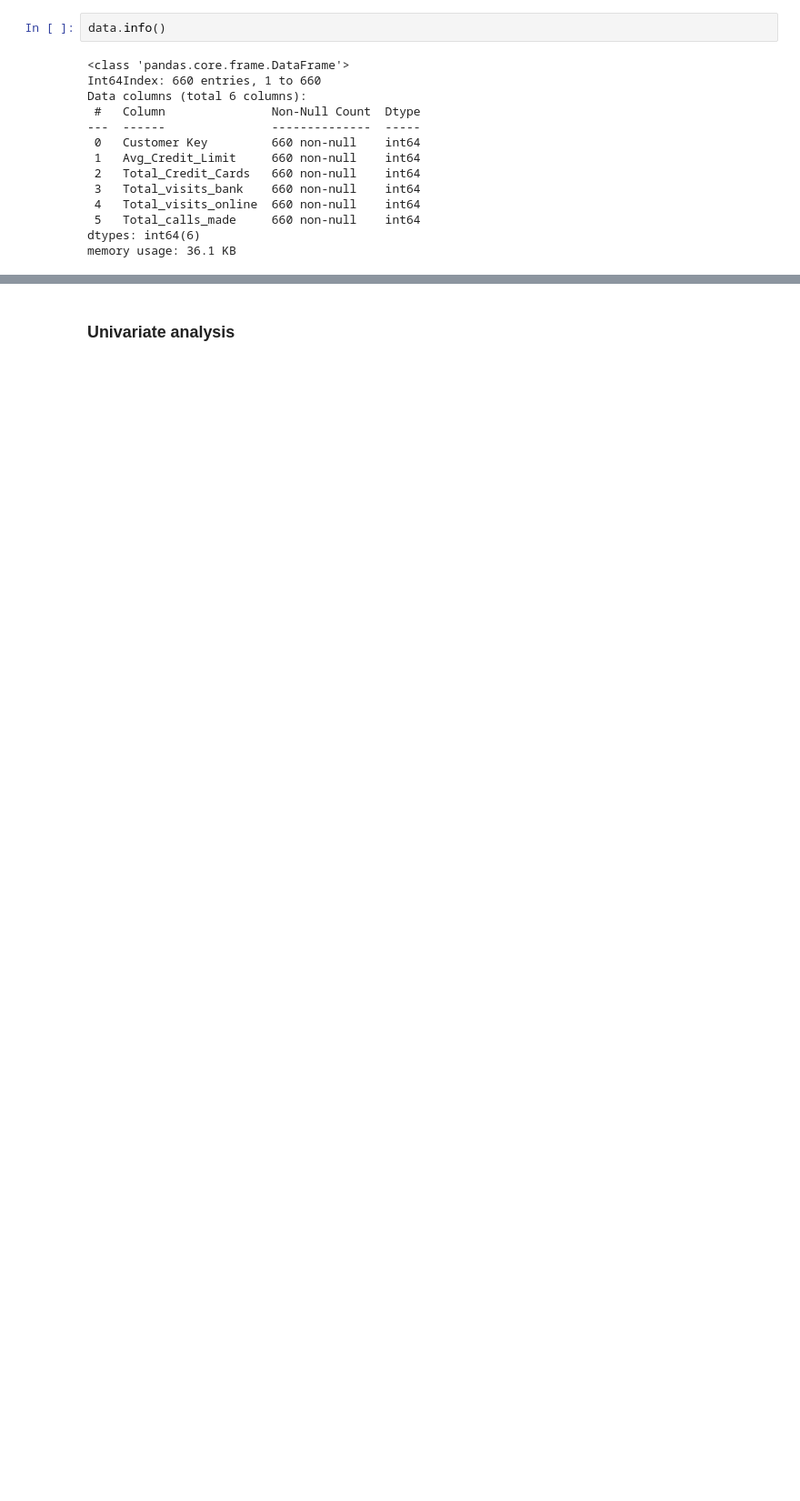
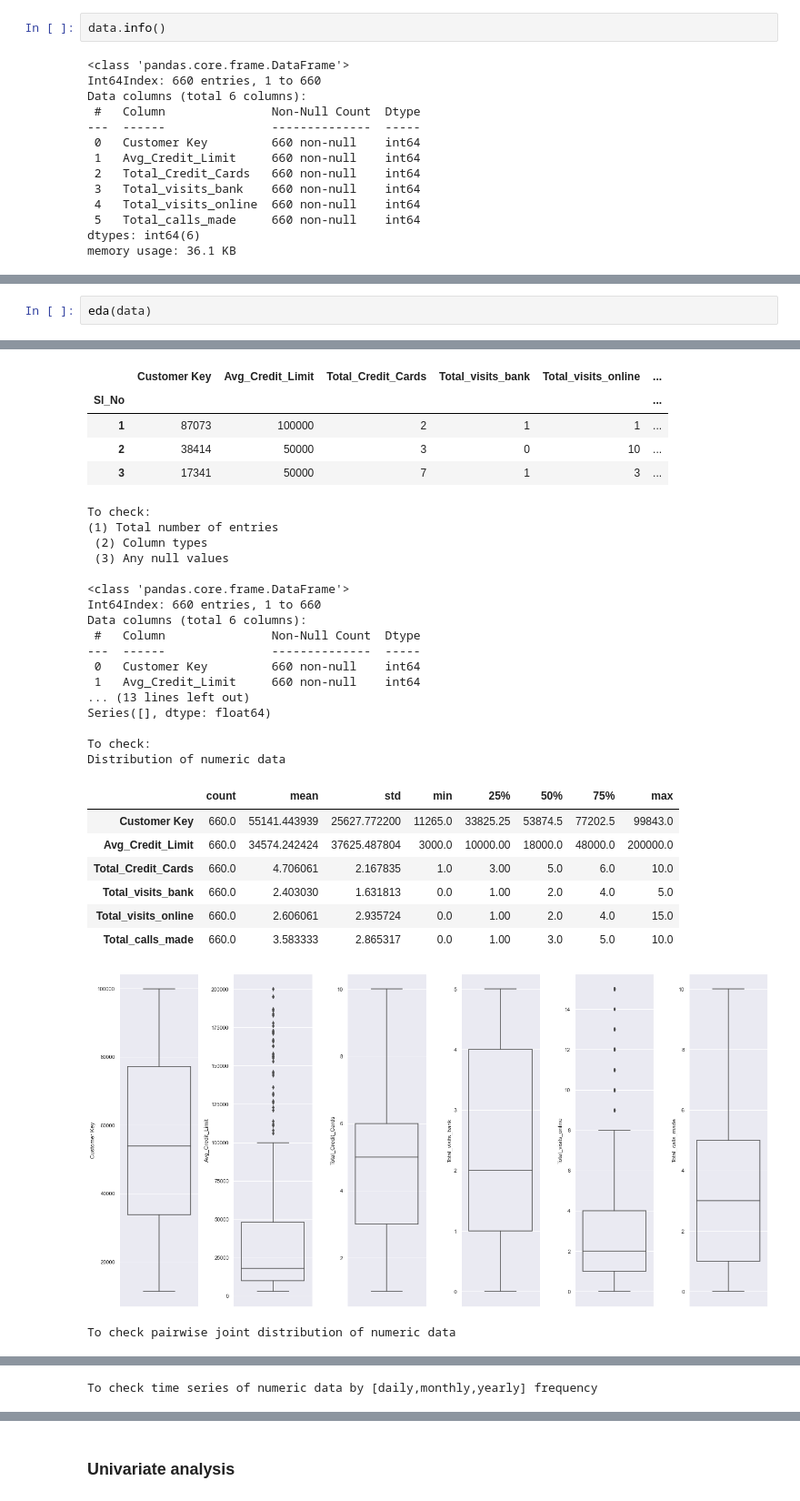
Before and after one commit to pcopley/uta-aiml, a Jupyter notebook: 05 Unsupervised Learning/03 Project/Unsupervised Learning Project.ipynb, the cells around one changed output, grey strips where cells are left out. Shown at 91% size. Cells and saved outputs as stored; diff of their text form; blank space fills up the shorter version.

```diff
--- a/05 Unsupervised Learning/03 Project/Unsupervised Learning Project.ipynb
+++ b/05 Unsupervised Learning/03 Project/Unsupervised Learning Project.ipynb
@@ -96,0 +226,3 @@ memory usage: 36.1 KB
+# %%
+eda(data)
+# %% [output]
@@ -96,0 +230,31 @@ memory usage: 36.1 KB
+|  | Customer Key | Avg_Credit_Limit | Total_Credit_Cards | Total_visits_bank | Total_visits_online | ... |
+| Sl_No |  |  |  |  |  | ... |
+| 1 | 87073 | 100000 | 2 | 1 | 1 | ... |
+| 2 | 38414 | 50000 | 3 | 0 | 10 | ... |
+| 3 | 17341 | 50000 | 7 | 1 | 3 | ... |
+To check:
+(1) Total number of entries
+ (2) Column types
+ (3) Any null values
+
+<class 'pandas.core.frame.DataFrame'>
+Int64Index: 660 entries, 1 to 660
+Data columns (total 6 columns):
+ #   Column               Non-Null Count  Dtype
+---  ------               --------------  -----
+ 0   Customer Key         660 non-null    int64
+ 1   Avg_Credit_Limit     660 non-null    int64
+... (13 lines left out)
+Series([], dtype: float64)
+
+To check:
+Distribution of numeric data
+|  | count | mean | std | min | 25% | 50% | 75% | max |
+| Customer Key | 660.0 | 55141.443939 | 25627.772200 | 11265.0 | 33825.25 | 53874.5 | 77202.5 | 99843.0 |
+| Avg_Credit_Limit | 660.0 | 34574.242424 | 37625.487804 | 3000.0 | 10000.00 | 18000.0 | 48000.0 | 200000.0 |
+| Total_Credit_Cards | 660.0 | 4.706061 | 2.167835 | 1.0 | 3.00 | 5.0 | 6.0 | 10.0 |
+| Total_visits_bank | 660.0 | 2.403030 | 1.631813 | 0.0 | 1.00 | 2.0 | 4.0 | 5.0 |
+| Total_visits_online | 660.0 | 2.606061 | 2.935724 | 0.0 | 1.00 | 2.0 | 4.0 | 15.0 |
+| Total_calls_made | 660.0 | 3.583333 | 2.865317 | 0.0 | 1.00 | 3.0 | 5.0 | 10.0 |
+[figure, added]
+To check pairwise joint distribution of numeric data
@@ -96,0 +262 @@ memory usage: 36.1 KB
+To check time series of numeric data by [daily,monthly,yearly] frequency
```
Also changed, not shown: parts of 34 cells of this notebook.
